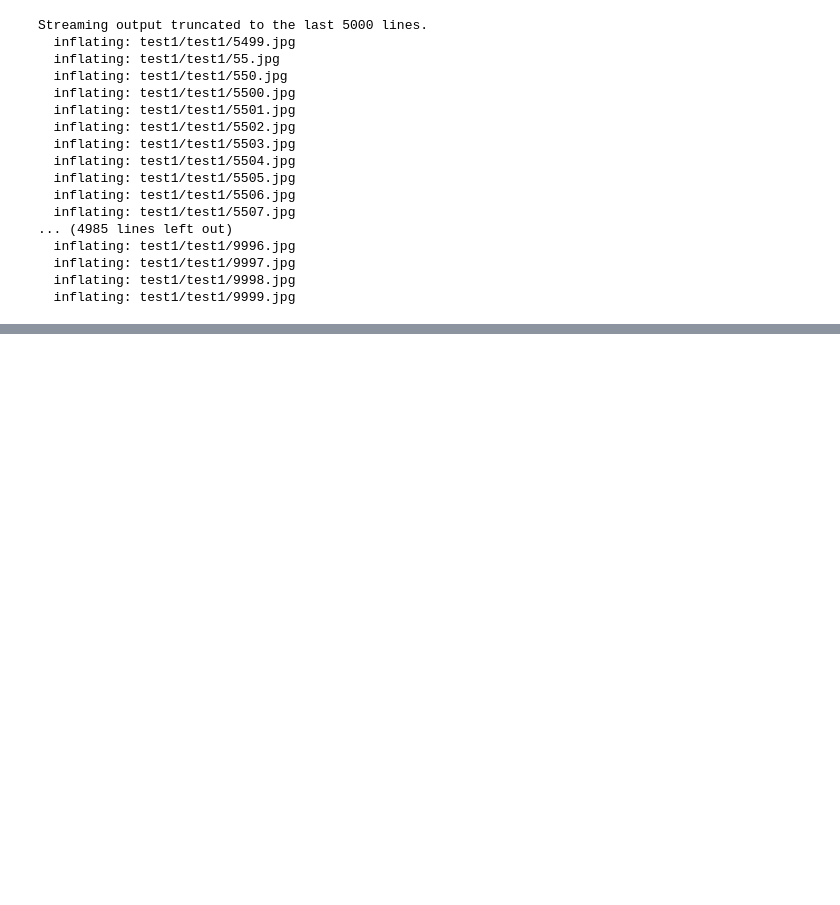
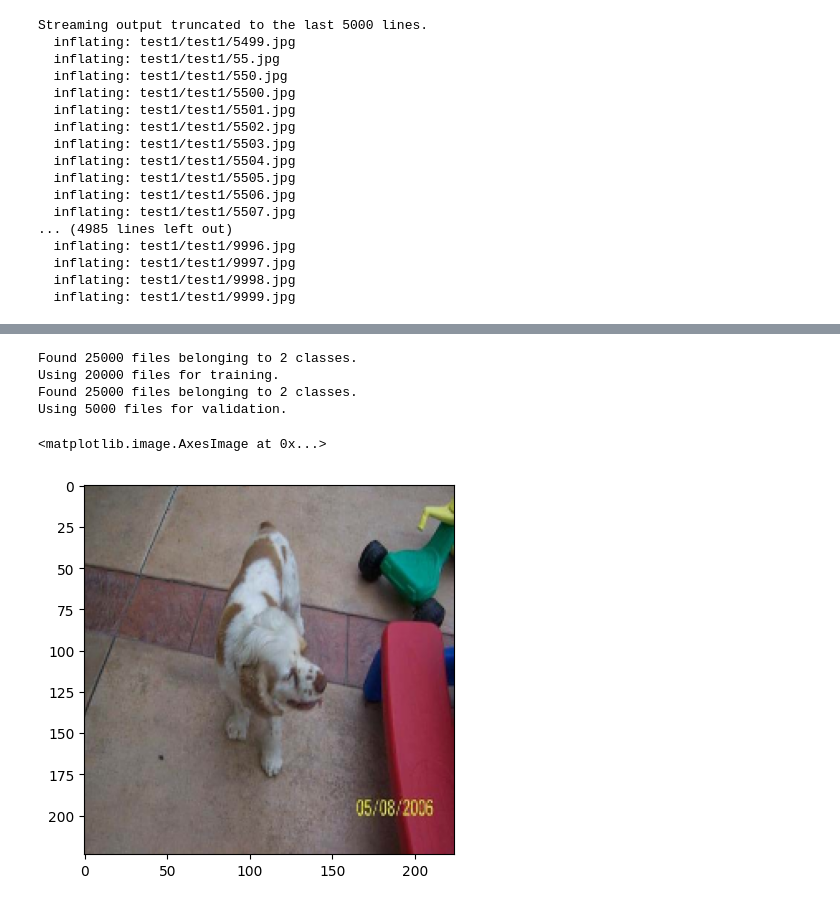
Before and after one commit to aaivu/In21-S7-CS4681-AML-Research-Projects, a Jupyter notebook: projects/210450P-Edge-AI_Model-Compression/experiments/EfficientNet_Models.ipynb, the cells around one changed output, grey strips where cells are left out. Saved outputs shown, nothing was run; the diff lists cells and outputs as text; code cells hidden in the pictures; blank space fills up the shorter version.

```diff
--- a/projects/210450P-Edge-AI_Model-Compression/experiments/EfficientNet_Models.ipynb
+++ b/projects/210450P-Edge-AI_Model-Compression/experiments/EfficientNet_Models.ipynb
@@ -444,0 +517,44 @@ dog.5813.jpg
+# %%
+import tensorflow as tf
+
+BATCH_SIZE = 4
+SEED = 1
+
+train_dataset = tf.keras.utils.image_dataset_from_directory(
+    'images',
+    color_mode = 'rgb',
+    batch_size=BATCH_SIZE,
+    image_size=(224, 224),
+    shuffle=True,
+    seed=SEED,
+    validation_split=0.2,
+    subset='training'
+)
+
+
+val_dataset = tf.keras.utils.image_dataset_from_directory(
+    'images',
+    color_mode = 'rgb',
+    batch_size=BATCH_SIZE,
+    image_size=(224, 224),
+    shuffle=False,
+    seed=SEED,
+    validation_split=0.2,
+    subset='validation'
+)
+# %% [output]
+Found 25000 files belonging to 2 classes.
+Using 20000 files for training.
+Found 25000 files belonging to 2 classes.
+Using 5000 files for validation.
+# %%
+import matplotlib.pyplot as plt
+import numpy as np
+
+iterater = iter(train_dataset)
+images, labels = next(iterater)
+
+plt.imshow(images[0].numpy().astype(np.int32))
+# %% [output]
+<matplotlib.image.AxesImage at 0x...>
+[figure, added]
```
Also changed, not shown: parts of 28 cells of this notebook.
